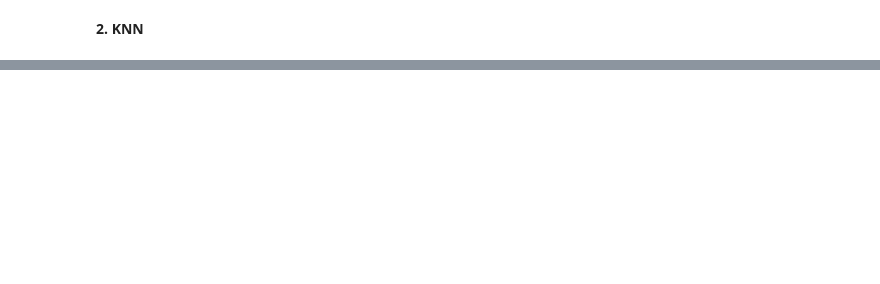
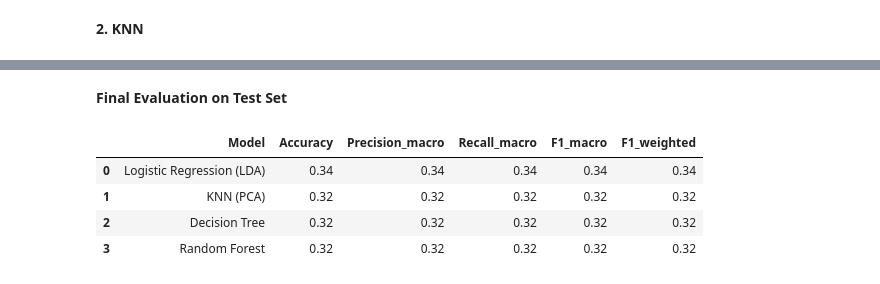
Before and after one commit to irinaradanovic/Hospital-Readmission-Risk-Prediction-ML-Classification-Project, a Jupyter notebook: hospital_readmission_risk.ipynb, the cells around one changed output, grey strips where cells are left out. Saved outputs shown, nothing was run; the diff lists cells and outputs as text; code cells hidden in the pictures; blank space fills up the shorter version.

```diff
--- a/hospital_readmission_risk.ipynb
+++ b/hospital_readmission_risk.ipynb
@@ -385,7 +441,7 @@ knn_params = {
 # %% [markdown]
 **1. Logistic Regression**
 # %%
-metric = 'accuracy'
+metric = 'f1_macro'
 
 lr_grid = GridSearchCV(
     LogisticRegression(random_state=42),
@@ -532,0 +670,71 @@ Best cross-validation accuracy: 0.3425
+# %% [markdown]
+**Final Evaluation on Test Set**
+# %%
+results = []
+
+# ---- 1. Logistic Regression (LDA) ----
+lr_model = lr_grid_lda.best_estimator_
+y_pred_lr = lr_model.predict(X_test_lda)
+
+results.append({
+    "Model": "Logistic Regression (LDA)",
+    "Accuracy": accuracy_score(y_test, y_pred_lr),
+    "Precision_macro": precision_score(y_test, y_pred_lr, average='macro'),
+    "Recall_macro": recall_score(y_test, y_pred_lr, average='macro'),
+    "F1_macro": f1_score(y_test, y_pred_lr, average='macro'),
+    "F1_weighted": f1_score(y_test, y_pred_lr, average='weighted')
+})
+
+
+# ---- 2. KNN (PCA) ----
+knn_model = knn_grid_pca.best_estimator_
+y_pred_knn = knn_model.predict(X_test_pca)
+
+results.append({
+    "Model": "KNN (PCA)",
+    "Accuracy": accuracy_score(y_test, y_pred_knn),
+    "Precision_macro": precision_score(y_test, y_pred_knn, average='macro'),
+    "Recall_macro": recall_score(y_test, y_pred_knn, average='macro'),
+    "F1_macro": f1_score(y_test, y_pred_knn, average='macro'),
+    "F1_weighted": f1_score(y_test, y_pred_knn, average='weighted')
+})
+
+
+# ---- 3. Decision Tree (Original) ----
+dt_model = dt_grid.best_estimator_
+y_pred_dt = dt_model.predict(X_test_scaled)
+
+results.append({
+    "Model": "Decision Tree",
+    "Accuracy": accuracy_score(y_test, y_pred_dt),
+    "Precision_macro": precision_score(y_test, y_pred_dt, average='macro'),
+    "Recall_macro": recall_score(y_test, y_pred_dt, average='macro'),
+    "F1_macro": f1_score(y_test, y_pred_dt, average='macro'),
+    "F1_weighted": f1_score(y_test, y_pred_dt, average='weighted')
+})
+
+
+# ---- 4. Random Forest (Original) ----
+rf_model = rf_grid.best_estimator_
+y_pred_rf = rf_model.predict(X_test_scaled)
+
+results.append({
+    "Model": "Random Forest",
+    "Accuracy": accuracy_score(y_test, y_pred_rf),
+    "Precision_macro": precision_score(y_test, y_pred_rf, average='macro'),
+    "Recall_macro": recall_score(y_test, y_pred_rf, average='macro'),
+    "F1_macro": f1_score(y_test, y_pred_rf, average='macro'),
+    "F1_weighted": f1_score(y_test, y_pred_rf, average='weighted')
+})
+
+
+# Convert to DataFrame
+results_df = pd.DataFrame(results)
+
+results_df
+# %% [output]
+|  | Model | Accuracy | Precision_macro | Recall_macro | F1_macro | F1_weighted |
+| 0 | Logistic Regression (LDA) | 0.34 | 0.34 | 0.34 | 0.34 | 0.34 |
+| 1 | KNN (PCA) | 0.32 | 0.32 | 0.32 | 0.32 | 0.32 |
+| 2 | Decision Tree | 0.32 | 0.32 | 0.32 | 0.32 | 0.32 |
+| 3 | Random Forest | 0.32 | 0.32 | 0.32 | 0.32 | 0.32 |
```
Also changed, not shown: parts of 24 cells of this notebook.
